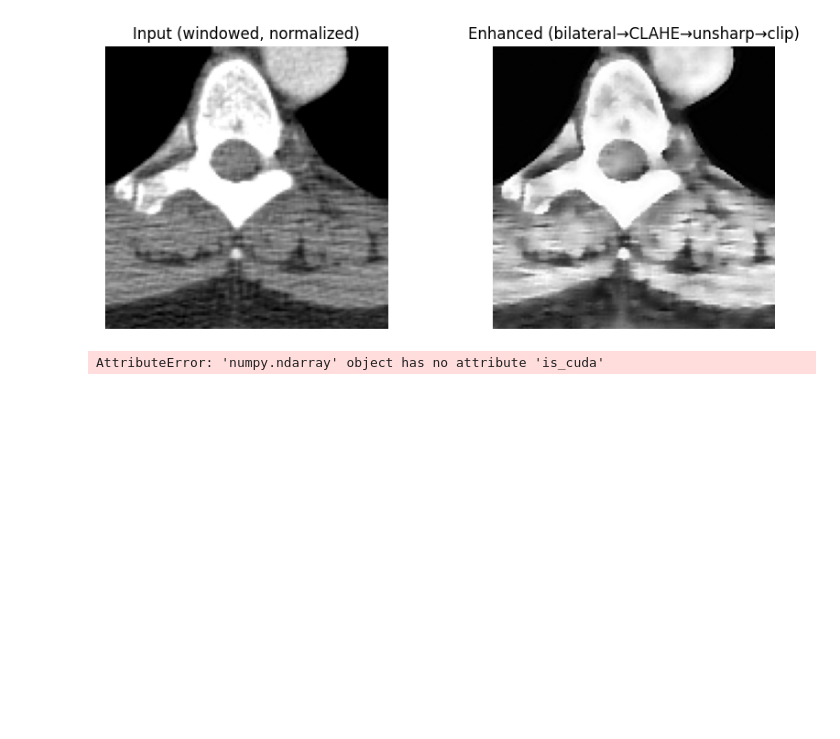
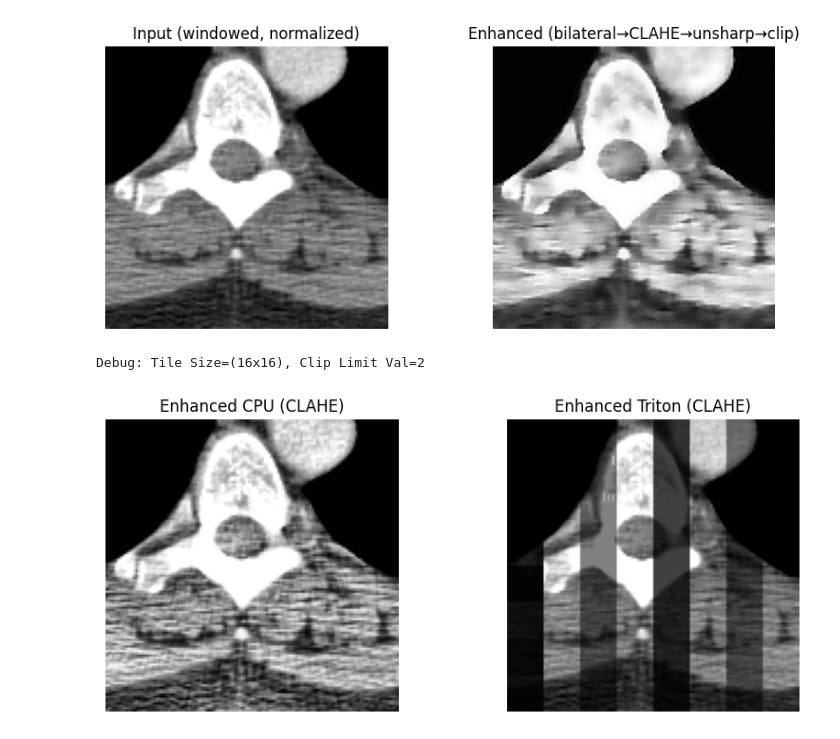
Before and after one commit to minseoc03/medical-enhancement-triton, a Jupyter notebook: notebooks/test_dicom.ipynb, the cells around one changed output. Saved outputs shown, nothing was run; the diff lists cells and outputs as text; code cells hidden in the pictures; blank space fills up the shorter version.

```diff
--- a/notebooks/test_dicom.ipynb
+++ b/notebooks/test_dicom.ipynb
@@ -9,7 +8,7 @@ import matplotlib.pyplot as plt
 import torch
 # %%
 path = get_testdata_file("CT_small.dcm")
-timg, ds = dicom_to_tensor(path, window_center=40, window_width=400, device="cpu")
+timg, ds = dicom_to_tensor(path, window_center=40, window_width=400, device="cuda")
 print("tensor:", timg.shape, timg.min().item(), timg.max().item())
 # %% [output]
 tensor: torch.Size([1, 1, 128, 128]) 0.0 1.0
@@ -35,21 +34,31 @@ ax[1].imshow(enh,   cmap="gray"); ax[1].set_title("Enhanced (bilateral→CLAHE
 plt.show()
 # %% [output]
 [figure]
-# %%
-img_np = timg[0,0].numpy()
-
-enh = pp.enhance_pipeline(
-    img_np,
-    denoise="bilateral",
-    denoise_params={"d": 7, "sigma_color": 35.0, "sigma_space": 3.0},
-    do_clahe=False,
-    do_triton_clahe=True,
-    clahe_params={"clip_limit": 2.0, "tile_grid_size": (8,8)},
-    do_unsharp=True,
-    unsharp_params={"ksize": 3, "sigma": 0.0, "amount": 0.8},
-    do_clip=True,
-    clip_params={"low_q": 0.005, "high_q": 0.995},
-    do_gamma=False,
-)
-# %% [output]
-AttributeError: 'numpy.ndarray' object has no attribute 'is_cuda'
+# %%
+enh_only_clahe = pp.enhance_pipeline(
+    timg,
+    denoise="none",
+    denoise_params=None,
+    do_clahe=True,
+    clahe_params={"clip_limit": 2.0, "tile_grid_size": (8,8)},
+    do_unsharp=False,
+    unsharp_params=None,
+    do_clip=False,
+    clip_params=None,
+    do_gamma=False,
+)
+
+enh_triton_clahe = pp.enhance_pipeline_triton(
+    timg,
+    do_clahe=True,
+    clahe_params={"clip_limit": 2.0, "tile_grid_size": (8,8)}
+)
+# %% [output]
+Debug: Tile Size=(16x16), Clip Limit Val=2
+# %%
+fig, ax = plt.subplots(1,2, figsize=(10,4))
+ax[0].imshow(enh_only_clahe, cmap="gray"); ax[0].set_title("Enhanced CPU (CLAHE)"); ax[0].axis("off")
+ax[1].imshow(enh_triton_clahe[0,0], cmap="gray"); ax[1].set_title("Enhanced Triton (CLAHE)"); ax[1].axis("off")
+plt.show()
+# %% [output]
+[figure, added]
```
Also changed, not shown: parts of 3 cells of this notebook, 5 other files.
